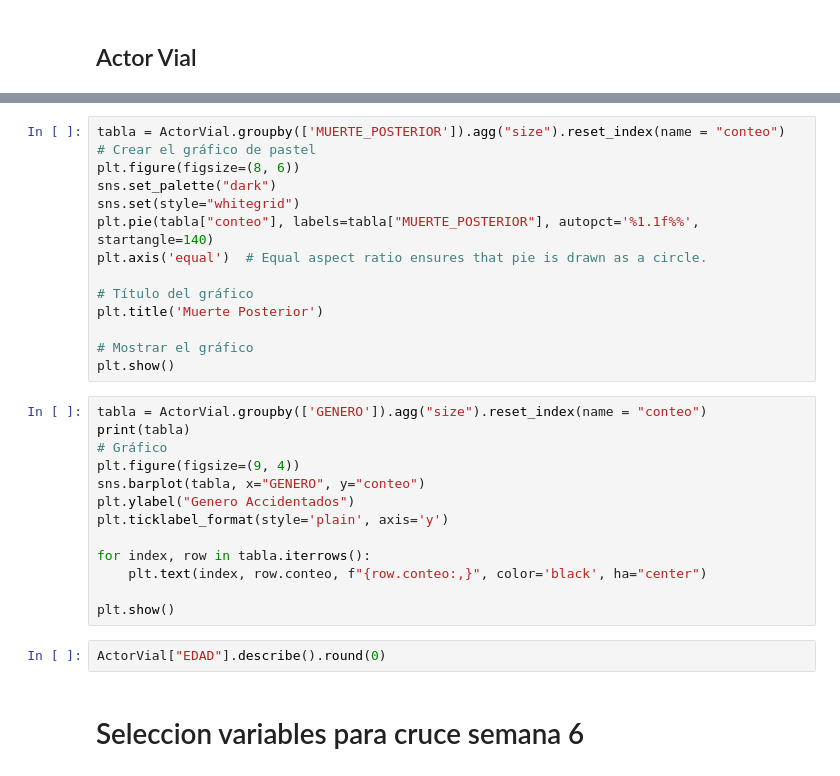
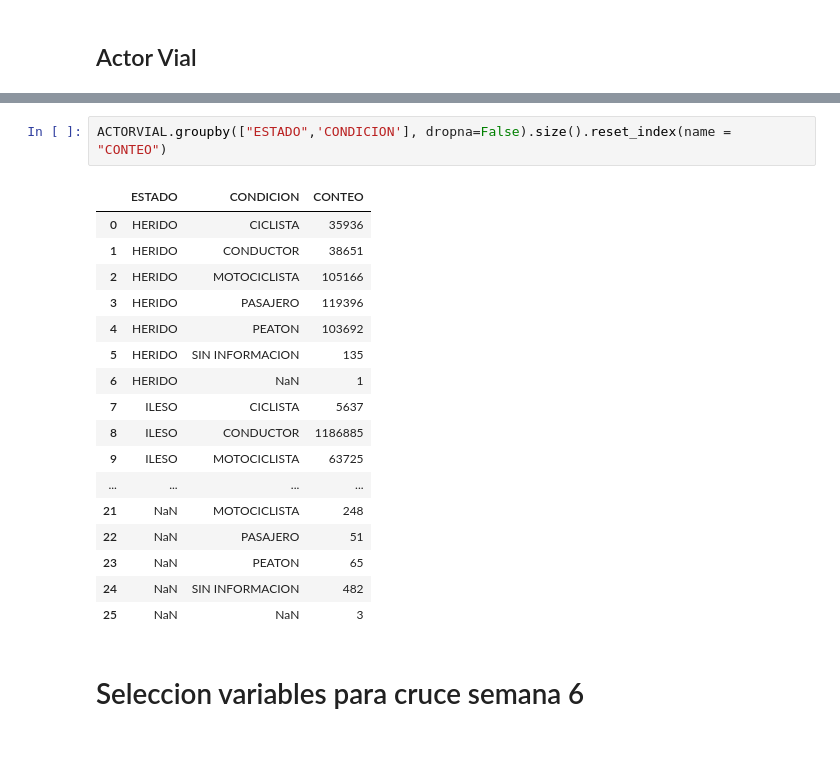
Before and after one commit to santiago-higuitau/ml_accident_bgta, a Jupyter notebook: notebooks/03_Analisis descriptivo.ipynb, the cells around one changed output, grey strips where cells are left out. Drawn from its saved outputs; the diff is of its cells as text; blank space fills up the shorter version.

```diff
--- a/notebooks/03_Analisis descriptivo.ipynb
+++ b/notebooks/03_Analisis descriptivo.ipynb
@@ -212,32 +269,23 @@ plt.show()
-# %%
-tabla = ActorVial.groupby(['MUERTE_POSTERIOR']).agg("size").reset_index(name = "conteo")
-# Crear el gráfico de pastel
-plt.figure(figsize=(8, 6))
-sns.set_palette("dark")
-sns.set(style="whitegrid")
-plt.pie(tabla["conteo"], labels=tabla["MUERTE_POSTERIOR"], autopct='%1.1f%%', startangle=140)
-plt.axis('equal')  # Equal aspect ratio ensures that pie is drawn as a circle.
-
-# Título del gráfico
-plt.title('Muerte Posterior')
-
-# Mostrar el gráfico
-plt.show()
-# %%
-tabla = ActorVial.groupby(['GENERO']).agg("size").reset_index(name = "conteo")
-print(tabla)
-# Gráfico
-plt.figure(figsize=(9, 4))
-sns.barplot(tabla, x="GENERO", y="conteo")
-plt.ylabel("Genero Accidentados")
-plt.ticklabel_format(style='plain', axis='y')
-
-for index, row in tabla.iterrows():
-    plt.text(index, row.conteo, f"{row.conteo:,}", color='black', ha="center")
-
-plt.show()
-# %%
-ActorVial["EDAD"].describe().round(0)
+# %%
+ACTORVIAL.groupby(["ESTADO",'CONDICION'], dropna=False).size().reset_index(name = "CONTEO")
+# %% [output]
+|  | ESTADO | CONDICION | CONTEO |
+| 0 | HERIDO | CICLISTA | 35936 |
+| 1 | HERIDO | CONDUCTOR | 38651 |
+| 2 | HERIDO | MOTOCICLISTA | 105166 |
+| 3 | HERIDO | PASAJERO | 119396 |
+| 4 | HERIDO | PEATON | 103692 |
+| 5 | HERIDO | SIN INFORMACION | 135 |
+| 6 | HERIDO | NaN | 1 |
+| 7 | ILESO | CICLISTA | 5637 |
+| 8 | ILESO | CONDUCTOR | 1186885 |
+| 9 | ILESO | MOTOCICLISTA | 63725 |
+| ... | ... | ... | ... |
+| 21 | NaN | MOTOCICLISTA | 248 |
+| 22 | NaN | PASAJERO | 51 |
+| 23 | NaN | PEATON | 65 |
+| 24 | NaN | SIN INFORMACION | 482 |
+| 25 | NaN | NaN | 3 |
 # %% [markdown]
 # Seleccion variables para cruce semana 6
 # %% [markdown]
```
Also changed, not shown: parts of 27 cells of this notebook, 1 other file.
